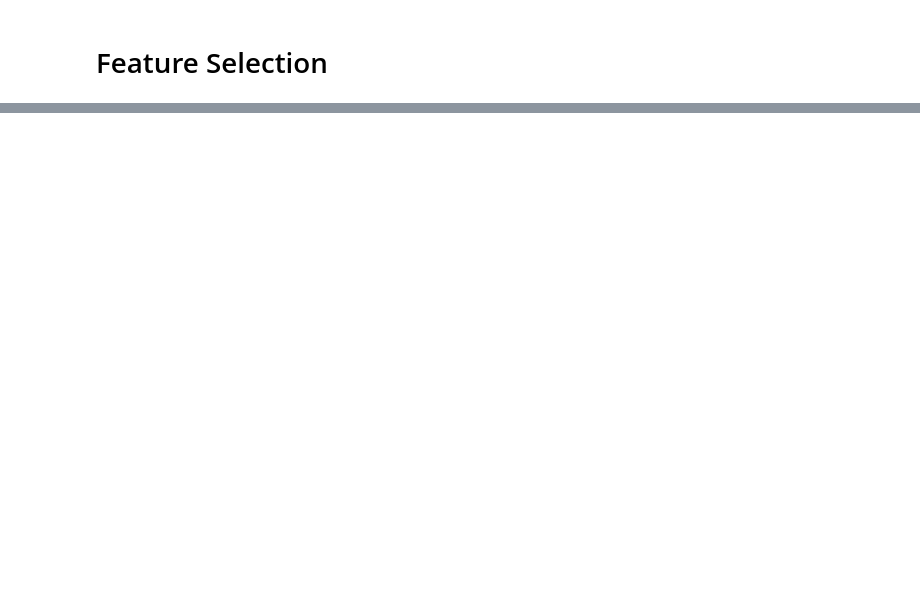
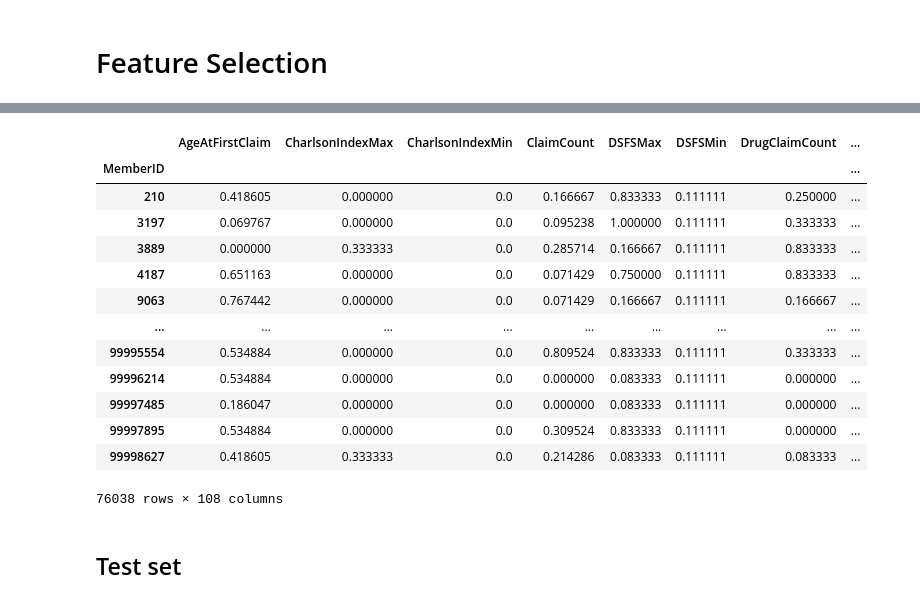
Before and after one commit to chidokun/heritage-health-prize, a Jupyter notebook: 03-feature-selection.ipynb, the cells around one changed output, grey strips where cells are left out. Drawn from its saved outputs; the diff is of its cells as text; code cells hidden in the pictures; blank space fills up the shorter version.

```diff
--- a/03-feature-selection.ipynb
+++ b/03-feature-selection.ipynb
@@ -103,0 +228,3 @@ len(set(df_join.index))
+# %%
+scaler = MinMaxScaler()
+scaler = scaler.fit(X_train)
@@ -103,0 +248,19 @@ len(set(df_join.index))
+# %%
+X_train = pd.DataFrame(scaler.transform(X_train), columns=X_train.columns, index=X_train.index)
+# %%
+X_train
+# %% [output]
+|  | AgeAtFirstClaim | CharlsonIndexMax | CharlsonIndexMin | ClaimCount | DSFSMax | DSFSMin | DrugClaimCount | ... |
+| MemberID |  |  |  |  |  |  |  | ... |
+| 210 | 0.418605 | 0.000000 | 0.0 | 0.166667 | 0.833333 | 0.111111 | 0.250000 | ... |
+| 3197 | 0.069767 | 0.000000 | 0.0 | 0.095238 | 1.000000 | 0.111111 | 0.333333 | ... |
+| 3889 | 0.000000 | 0.333333 | 0.0 | 0.285714 | 0.166667 | 0.111111 | 0.833333 | ... |
+| 4187 | 0.651163 | 0.000000 | 0.0 | 0.071429 | 0.750000 | 0.111111 | 0.833333 | ... |
+| 9063 | 0.767442 | 0.000000 | 0.0 | 0.071429 | 0.166667 | 0.111111 | 0.166667 | ... |
+| ... | ... | ... | ... | ... | ... | ... | ... | ... |
+| 99995554 | 0.534884 | 0.000000 | 0.0 | 0.809524 | 0.833333 | 0.111111 | 0.333333 | ... |
+| 99996214 | 0.534884 | 0.000000 | 0.0 | 0.000000 | 0.083333 | 0.111111 | 0.000000 | ... |
+| 99997485 | 0.186047 | 0.000000 | 0.0 | 0.000000 | 0.083333 | 0.111111 | 0.000000 | ... |
+| 99997895 | 0.534884 | 0.000000 | 0.0 | 0.309524 | 0.833333 | 0.111111 | 0.000000 | ... |
+| 99998627 | 0.418605 | 0.333333 | 0.0 | 0.214286 | 0.083333 | 0.111111 | 0.083333 | ... |
+76038 rows × 108 columns
@@ -103,0 +273,2 @@ len(set(df_join.index))
+# %% [markdown]
+## Test set
```
Also changed, not shown: parts of 74 cells of this notebook, 23 other files.
